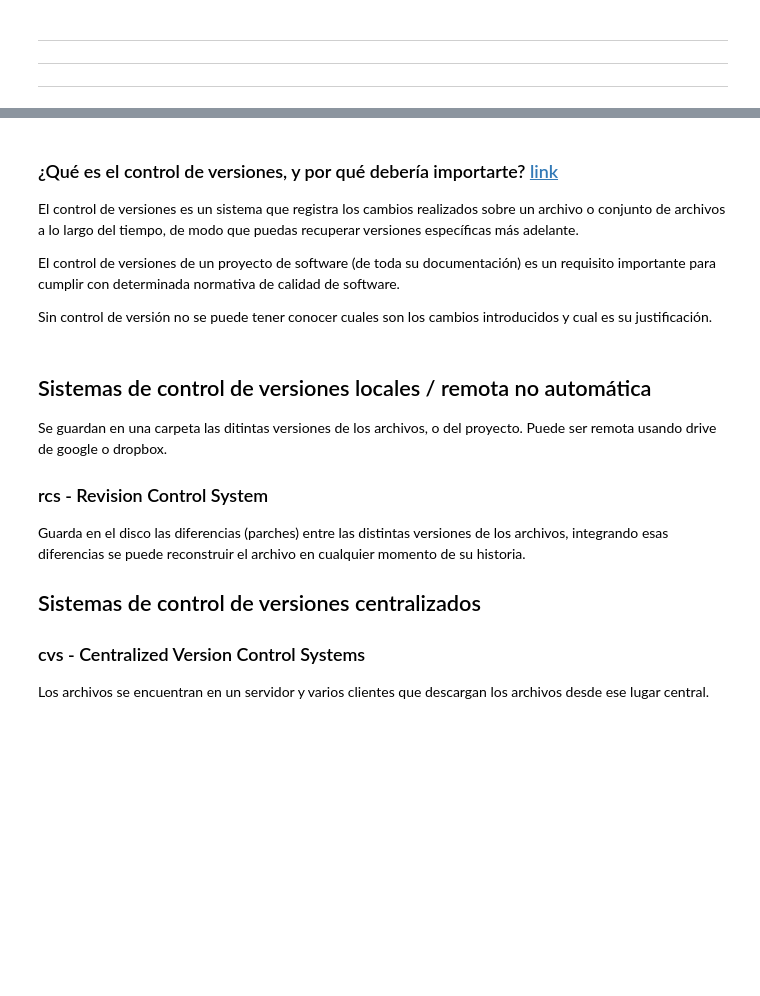
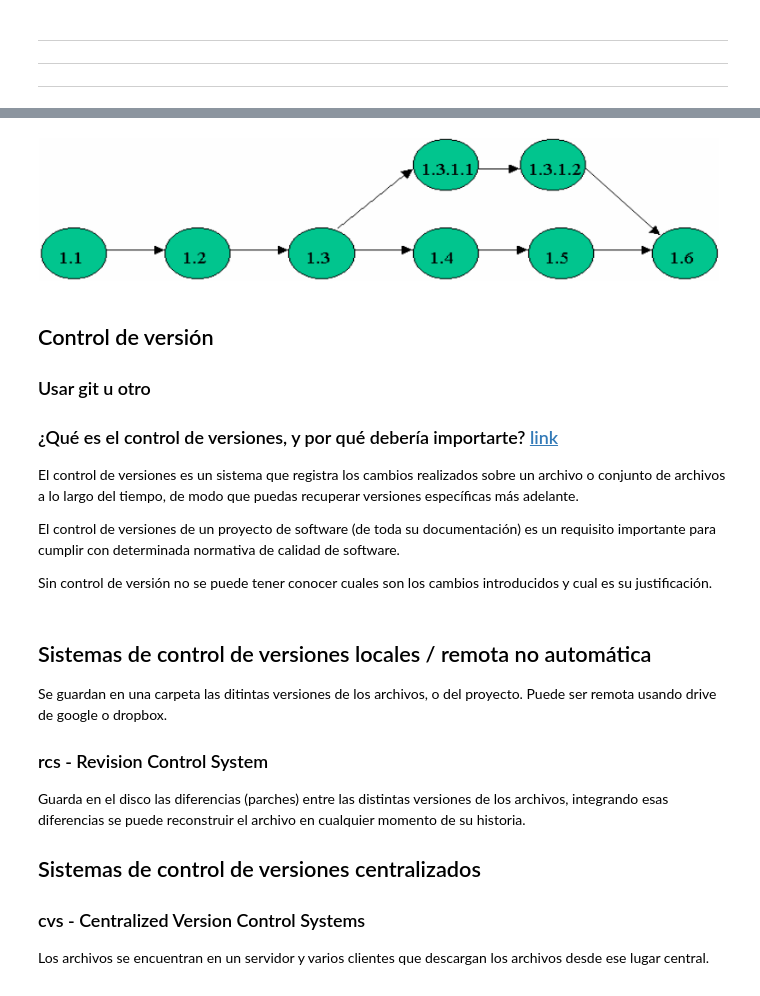
Before and after one commit to lmpizarro/apuntes-python-cientifico, a Jupyter notebook: cursoPython/oper-struct-test.ipynb, the cells around one changed output, grey strips where cells are left out. Drawn from its saved outputs; the diff is of its cells as text; code cells hidden in the pictures; blank space fills up the shorter version.

```diff
--- a/cursoPython/oper-struct-test.ipynb
+++ b/cursoPython/oper-struct-test.ipynb
@@ -624,4 +626,14 @@ Mantener registro de:
+# %%
+Image(filename='Diagrama-30-GC.png')
+# %% [output]
+[figure, added]
 # %% [markdown]
+## Control de versión
+
+### Usar git u otro
+
+
+
 ### ¿Qué es el control de versiones, y por qué debería importarte? [link](https://git-scm.com/book/es/v1/Empezando-Acerca-del-control-de-versiones#Sistemas-de-control-de-versiones-locales)
 
 El control de versiones es un sistema que registra los cambios realizados sobre un archivo o conjunto de archivos a lo largo del tiempo, de modo que puedas recuperar versiones específicas más adelante.
```
Also changed, not shown: parts of 3 cells of this notebook, 3 other files.
